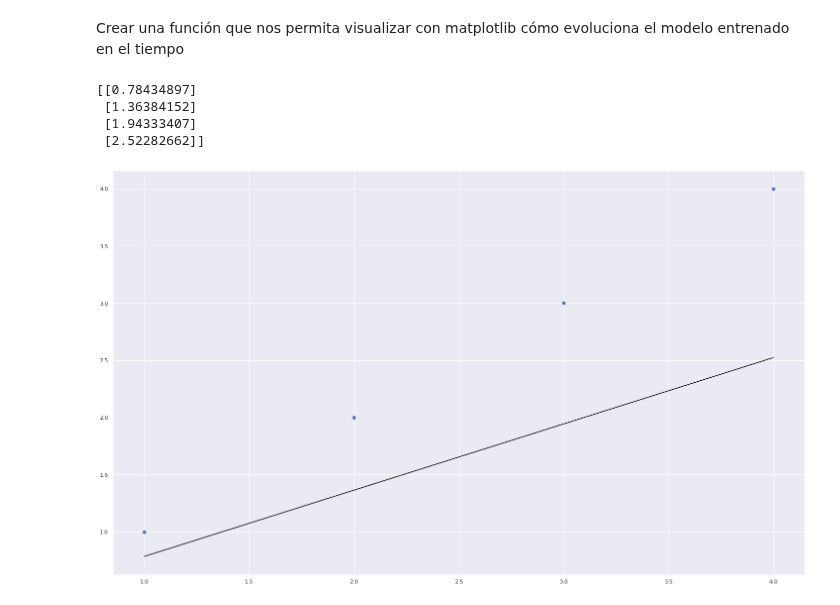
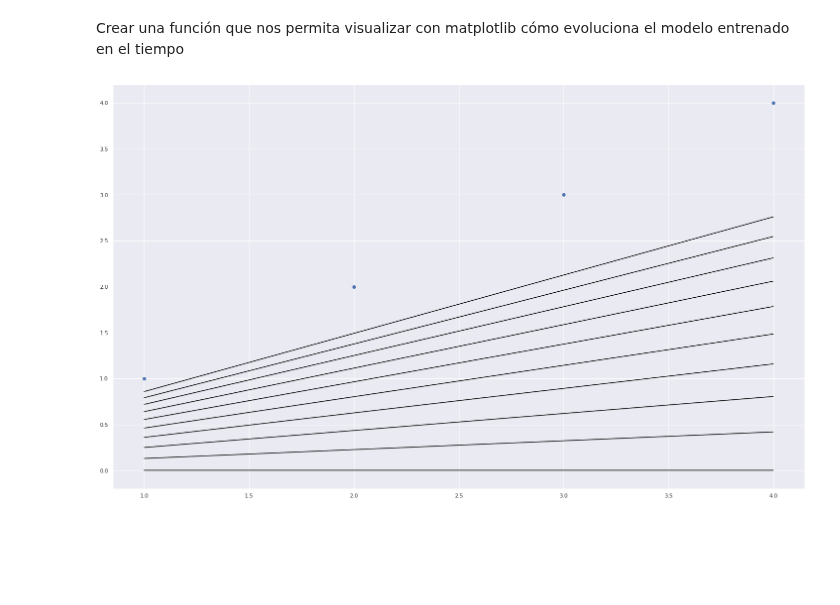
Before and after one commit to bhlr/Ciencia-de-Datos-en-Python-Seccion-U..., a Jupyter notebook: proyecto.ipynb, the cells around one changed output. Cells and saved outputs as stored; diff of their text form; code cells hidden in the pictures; blank space fills up the shorter version.

```diff
--- a/proyecto.ipynb
+++ b/proyecto.ipynb
@@ -257,16 +252,12 @@ errorGraf(Nerrores)
 # %% [markdown]
 Crear una función que nos permita visualizar con matplotlib cómo evoluciona el modelo entrenado en el tiempo
 # %%
-def grafModel(datos,x,n=80):
-    yhat = datos[n]['yhat']
-    print(yhat)
-    plt.plot(x, yhat, color = 'black')
+def grafModel(datos,x,y,n=10):
+    for i in range(1, len(datos), n):
+      yhat = datos[i]['yhat']
+      plt.plot(x, yhat, color = 'black')
     plt.scatter(x, y)
     plt.show()
-grafModel(modelo,x)
+grafModel(modelo,x,y)  ## test
 # %% [output]
-[[0.78434897]
- [1.36384152]
- [1.94333407]
- [2.52282662]]
-[figure, old version]
+[figure, new version]
```
Also changed, not shown: parts of 4 cells of this notebook.
